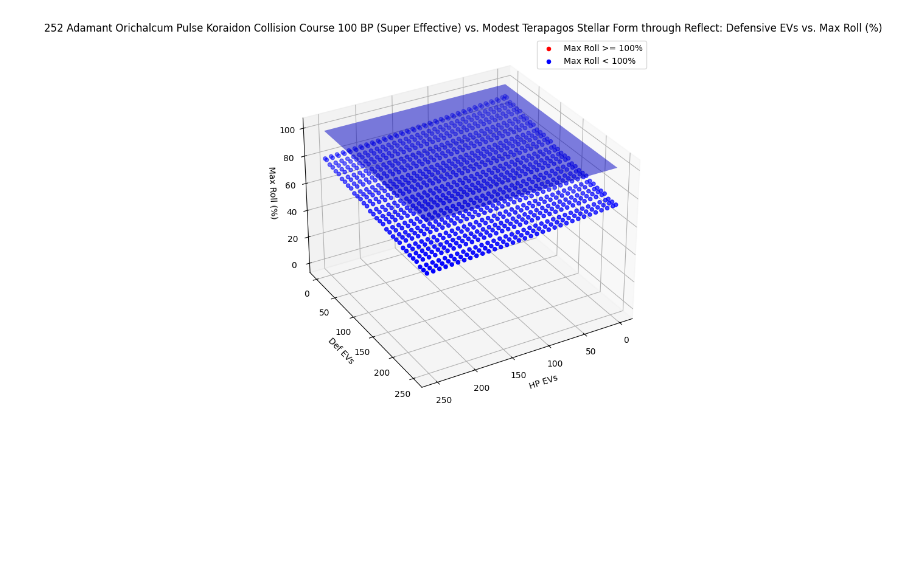
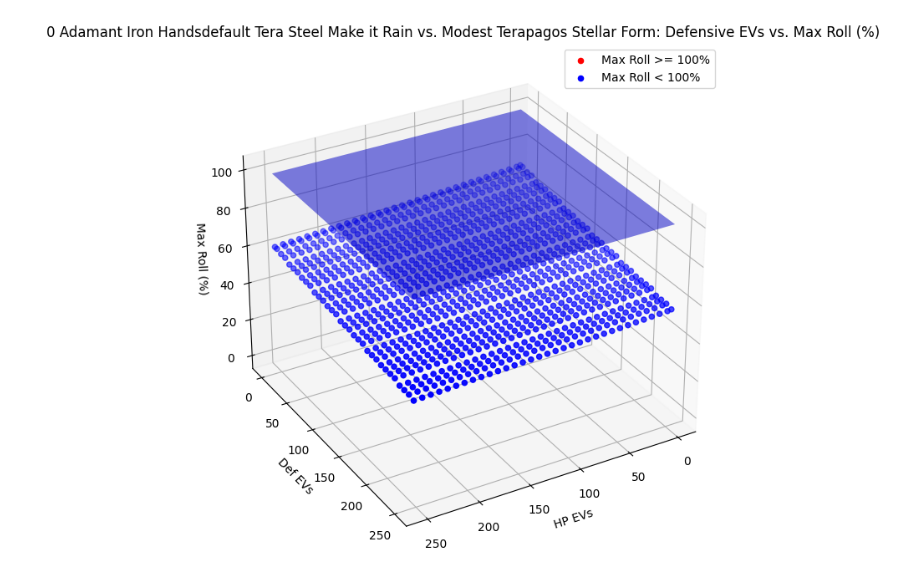
Before and after one commit to avlando/Pokemon-Attack-Survival-Calculator, a Jupyter notebook: Pokemon Attack Survival Calculator.ipynb, the cells around one changed output. Saved outputs shown, nothing was run; the diff lists cells and outputs as text; code cells hidden in the pictures; blank space fills up the shorter version.

```diff
--- a/Pokemon Attack Survival Calculator.ipynb
+++ b/Pokemon Attack Survival Calculator.ipynb
@@ -312,32 +378,32 @@ ax.scatter(normal_hp_evs, normal_def_evs, normal_max_rolls, c='r', marker='o', l
 
 # Plot highlighted points
 ax.scatter(highlight_hp_evs, highlight_def_evs, highlight_max_rolls, c='b', marker='o', label='Max Roll < 100%')
 
 # Set labels
 ax.set_xlabel('HP EVs')
 ax.set_ylabel('Def EVs')
 ax.set_zlabel('Max Roll (%)')
 
 # Set the viewing angle (elevation, azimuth)
 ax.view_init(elev=30, azim=60)
 
 # Create a grid for the plane
 x = np.linspace(min(hp_evs), max(hp_evs), 100)
 y = np.linspace(min(def_evs), max(def_evs), 100)
 x, y = np.meshgrid(x, y)
 z = np.full_like(x, 100)  # Adjust the Z value for the plane as needed
 
 # Plot the plane
 ax.plot_surface(x, y, z, alpha=0.5, rstride=100, cstride=100, color='blue')
 
 # Set the title
-title = f"{atk_EV[1]} {atk_nature} Orichalcum Pulse {str(attacker_pokemon)}{str(attacker_form)} Collision Course {str(base_power)} BP (Super Effective) vs. {def_nature} {str(defender_pokemon)} {str(defender_form)} through Reflect: Defensive EVs vs. Max Roll (%)"
+title = f"{atk_EV[3]} {atk_nature} {str(attacker_pokemon)}{str(attacker_form)} Tera Steel Make it Rain vs. {def_nature} {str(defender_pokemon)} {str(defender_form)}: Defensive EVs vs. Max Roll (%)"
 ax.set_title(title)
 
 # Add legend
 ax.legend()
 
 # Show plot
 plt.show()
 # %% [output]
-[figure, old version]
+[figure, new version]
```
Also changed, not shown: parts of 1 cell of this notebook, 3 other files.
